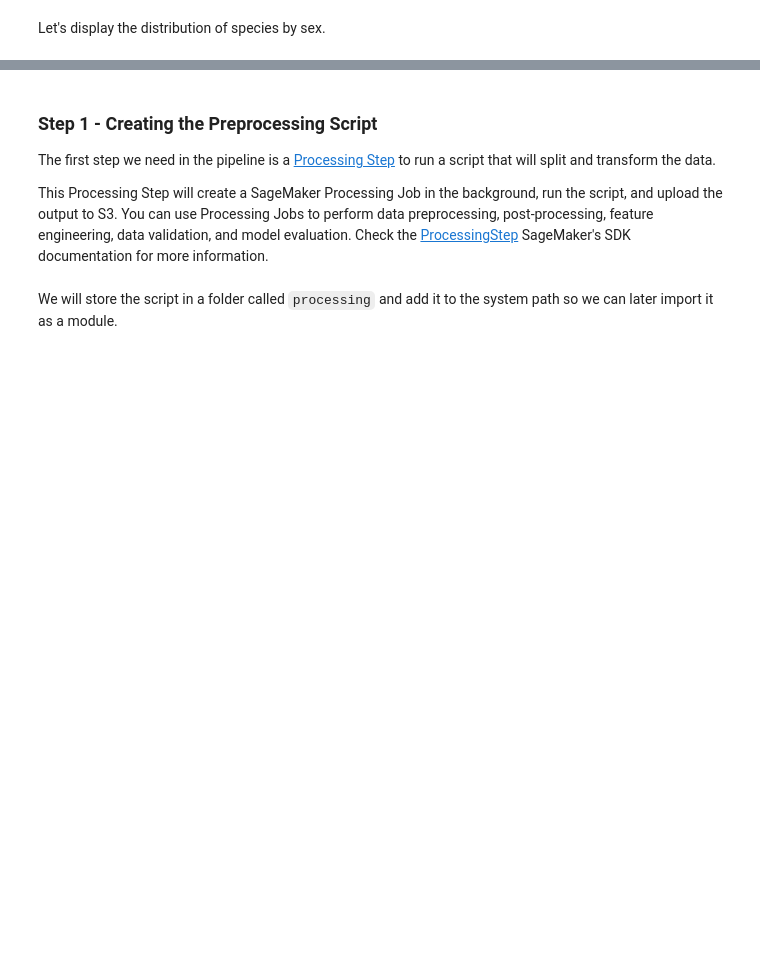
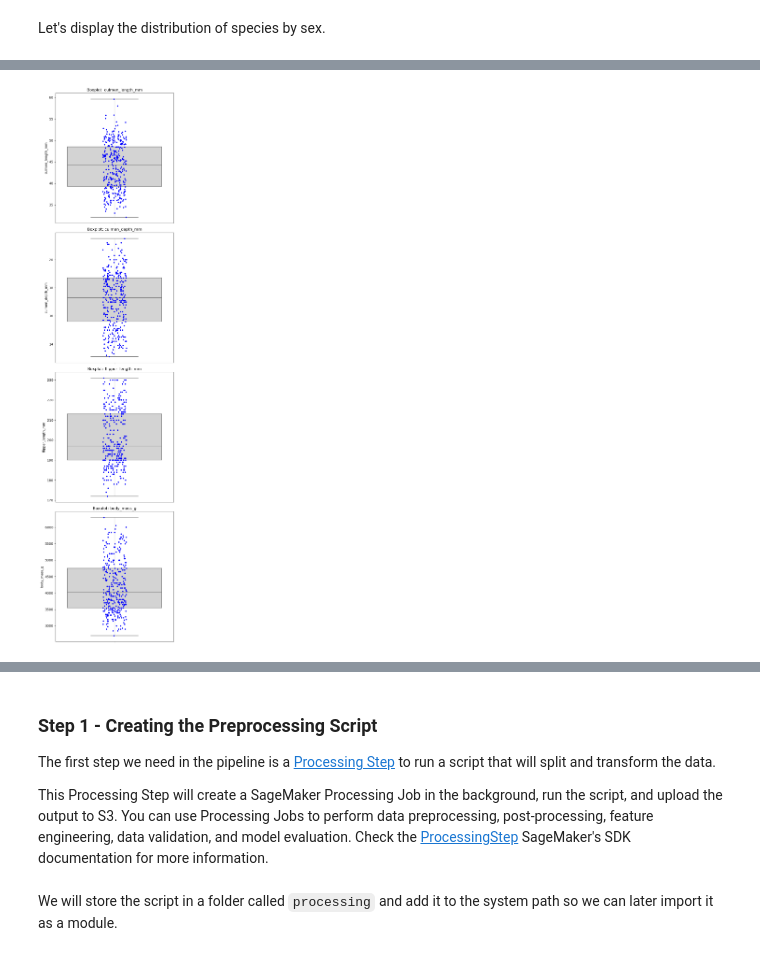
Before and after one commit to ericjauregui/ml_practice, a Jupyter notebook: program/cohort.ipynb, the cells around one changed output, grey strips where cells are left out. Saved outputs shown, nothing was run; the diff lists cells and outputs as text; code cells hidden in the pictures; blank space fills up the shorter version.

```diff
--- a/program/cohort.ipynb
+++ b/program/cohort.ipynb
@@ -380,0 +388,23 @@ plt.show()
+# %%
+# Assignments
+
+# 1. Identify potential outliers
+import seaborn as sns
+
+num_cols = penguins.select_dtypes(include="number").columns
+fig, axs = plt.subplots(len(num_cols), figsize=(6, 6*len(num_cols)))
+
+# Iterate over each numeric column and each subplot axis
+for ax, col in zip(axs, num_cols):
+    sns.boxplot(y=penguins[col], ax=ax, color='lightgray')
+    sns.stripplot(y=penguins[col], ax=ax, color='blue', size=4)
+    ax.set_title(f"Boxplot: {col}")
+
+# Display the figure with all subplots
+plt.tight_layout()
+plt.show()
+
+# 2. Determine if 'sex' has predictive power for 'species' column
+# 3. Visualize / quantify predictive strength of every feature
+# %% [output]
+[figure, added]
```
Also changed, not shown: parts of 75 cells of this notebook.
